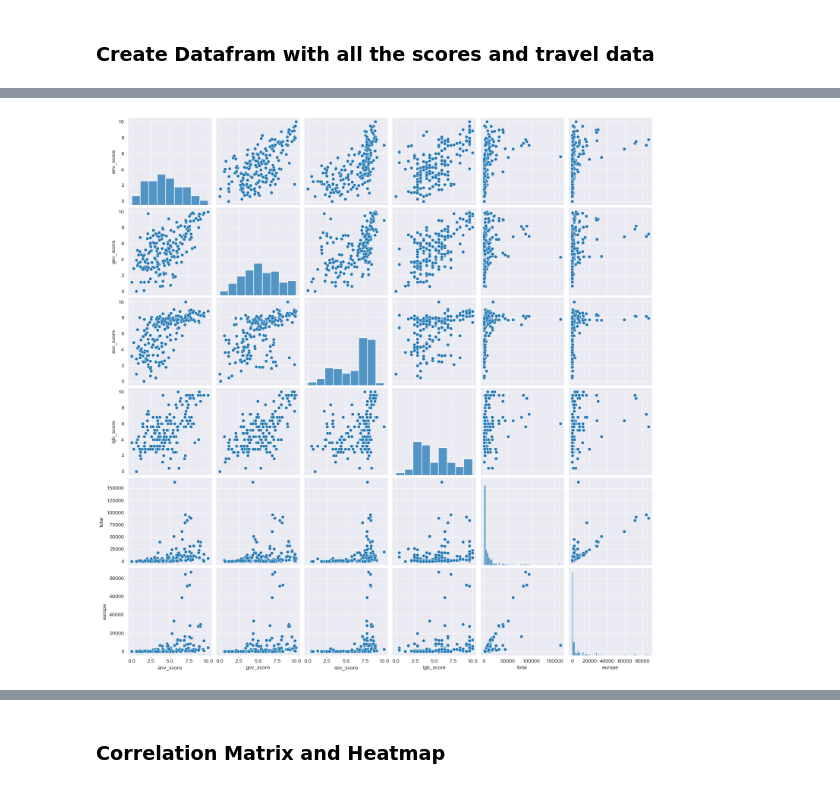
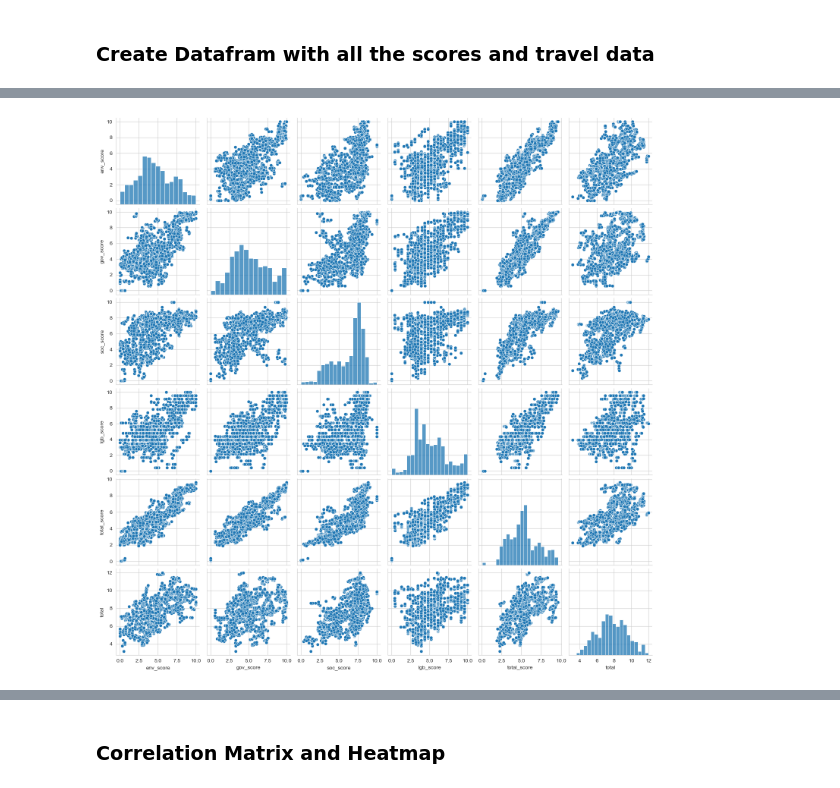
Before and after one commit to capstone-travel-index/better_travel_index, a Jupyter notebook: travel_analysis.ipynb, the cells around one changed output, grey strips where cells are left out. Drawn from its saved outputs; the diff is of its cells as text; code cells hidden in the pictures.

Commit message:
analysis

```diff
--- a/travel_analysis.ipynb
+++ b/travel_analysis.ipynb
@@ -97,13 +98,14 @@ df_analysis.head()
 | 4 | AFG | 2016-01-01 | 1.152482 | 1.041890 | 4.961240 | 2.173913 | NaN | NaN | NaN | ... |
 # %%
 # Select specific years
-sel_years = ['2019-01-01']
+sel_years = ['2012-01-01',
+             '2013-01-01',
+             '2014-01-01',
+             '2015-01-01',
+             '2016-01-01',
+             '2017-01-01',
+             '2018-01-01',
+             '2019-01-01']
 
 # Filter the DataFrame based on the selected years
-df_analysis_bc = df_analysis[df_analysis['year'].isin(sel_years)]
-
-change_years = ['2012-01-01',
-                '2019-01-01']
-
-# Filter the DataFrame based on the selected years
-df_analysis_change = df_analysis[df_analysis['year'].isin(change_years)]
+df_analysis = df_analysis[df_analysis['year'].isin(sel_years)]
@@ -123,0 +112,6 @@ df_analysis_bc.head(10)
+# %%
+
+df_analysis['total_score'] = ((df_analysis['env_score']
+                            + df_analysis['gov_score']
+                            + df_analysis['soc_score']
+                            + df_analysis['lgb_score']) / 4)
@@ -191,0 +207,4 @@ df_analysis_diff
+# %%
+# Create a new column 'rest_of_world' as the sum of scores from regions other than Europe
+df_analysis['rest_of_world'] = df_analysis[['africa', 'americas', 'east_asia_and_the_pacific', 'middle_east', 'other_not_classified',
+                          'south_asia']].sum(axis=1)
@@ -191,0 +226,5 @@ df_analysis_diff
+# %%
+# Apply logarithmic transformation to the travel data
+df_log = df_analysis.copy()
+colum_to_log = ['africa', 'americas', 'east_asia_and_the_pacific', 'europe', 'middle_east', 'other_not_classified', 'south_asia', 'total']
+df_log[colum_to_log] = df_log[colum_to_log].apply(lambda x: np.log(x))
@@ -192,5 +246,5 @@ df_analysis_diff
 # %%
-Xpair = df_analysis_bc[['env_score', 'gov_score', 'soc_score',	'lgb_score', 'total', 'europe']]
+Xpair = df_log[['env_score', 'gov_score', 'soc_score', 'lgb_score', 'total_score', 'total']]
 sns.pairplot(Xpair);
 # %% [output]
-[figure, old version]
+[figure, new version]
```
Also changed, not shown: parts of 52 cells of this notebook.
